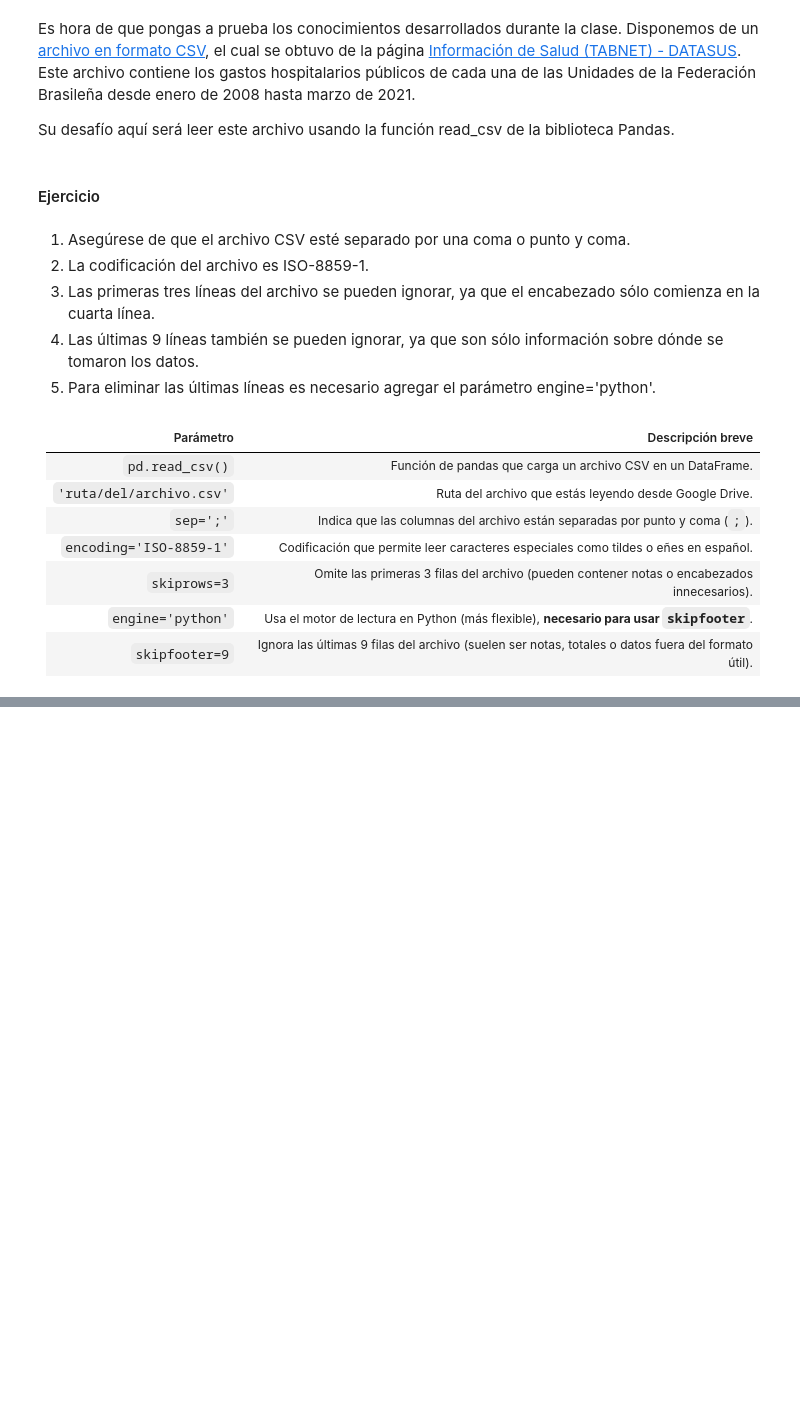
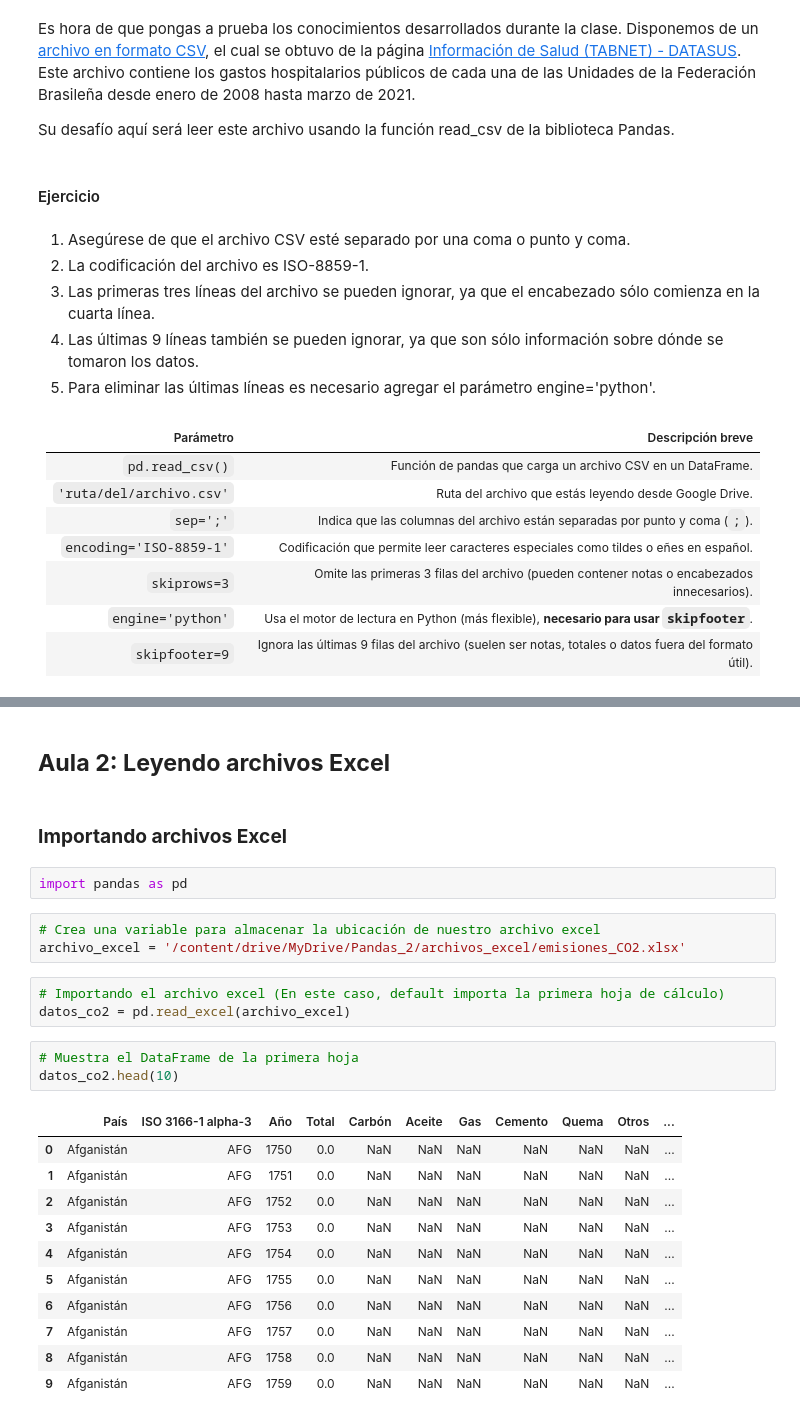
Before and after one commit to DanielRaiicHu/Pandas_Input_Output, a Jupyter notebook: Pandas_Input_Output.ipynb, the cells around one changed output, grey strips where cells are left out. Cells and saved outputs as stored; diff of their text form; blank space fills up the shorter version.

```diff
--- a/Pandas_Input_Output.ipynb
+++ b/Pandas_Input_Output.ipynb
@@ -200,3 +200,30 @@ datos_hospital
 | 26 | Distrito Federal | 4745919,19 | 7632480,67 | 9647203,26 | 11098732,99 | 12891719,72 | 12850125,67 | 12565646,74 | 13710857,89 | ... |
 | 27 | Total | 408424859,23 | 613174269,21 | 664043058,38 | 686662861,42 | 715803639,49 | 752181563,64 | 764990284,76 | 750608648,28 | ... |
 28 rows × 161 columns
+# %% [markdown]
+## **Aula 2: Leyendo archivos Excel**
+# %% [markdown]
+### **Importando archivos Excel**
+# %%
+import pandas as pd
+# %%
+# Crea una variable para almacenar la ubicación de nuestro archivo excel
+archivo_excel = '/content/drive/MyDrive/Pandas_2/archivos_excel/emisiones_CO2.xlsx'
+# %%
+# Importando el archivo excel (En este caso, default importa la primera hoja de cálculo)
+datos_co2 = pd.read_excel(archivo_excel)
+# %%
+# Muestra el DataFrame de la primera hoja
+datos_co2.head(10)
+# %% [output]
+|  | País | ISO 3166-1 alpha-3 | Año | Total | Carbón | Aceite | Gas | Cemento | Quema | Otros | ... |
+| 0 | Afganistán | AFG | 1750 | 0.0 | NaN | NaN | NaN | NaN | NaN | NaN | ... |
+| 1 | Afganistán | AFG | 1751 | 0.0 | NaN | NaN | NaN | NaN | NaN | NaN | ... |
+| 2 | Afganistán | AFG | 1752 | 0.0 | NaN | NaN | NaN | NaN | NaN | NaN | ... |
+| 3 | Afganistán | AFG | 1753 | 0.0 | NaN | NaN | NaN | NaN | NaN | NaN | ... |
+| 4 | Afganistán | AFG | 1754 | 0.0 | NaN | NaN | NaN | NaN | NaN | NaN | ... |
+| 5 | Afganistán | AFG | 1755 | 0.0 | NaN | NaN | NaN | NaN | NaN | NaN | ... |
+| 6 | Afganistán | AFG | 1756 | 0.0 | NaN | NaN | NaN | NaN | NaN | NaN | ... |
+| 7 | Afganistán | AFG | 1757 | 0.0 | NaN | NaN | NaN | NaN | NaN | NaN | ... |
+| 8 | Afganistán | AFG | 1758 | 0.0 | NaN | NaN | NaN | NaN | NaN | NaN | ... |
+| 9 | Afganistán | AFG | 1759 | 0.0 | NaN | NaN | NaN | NaN | NaN | NaN | ... |
```
Also changed, not shown: parts of 32 cells of this notebook.
